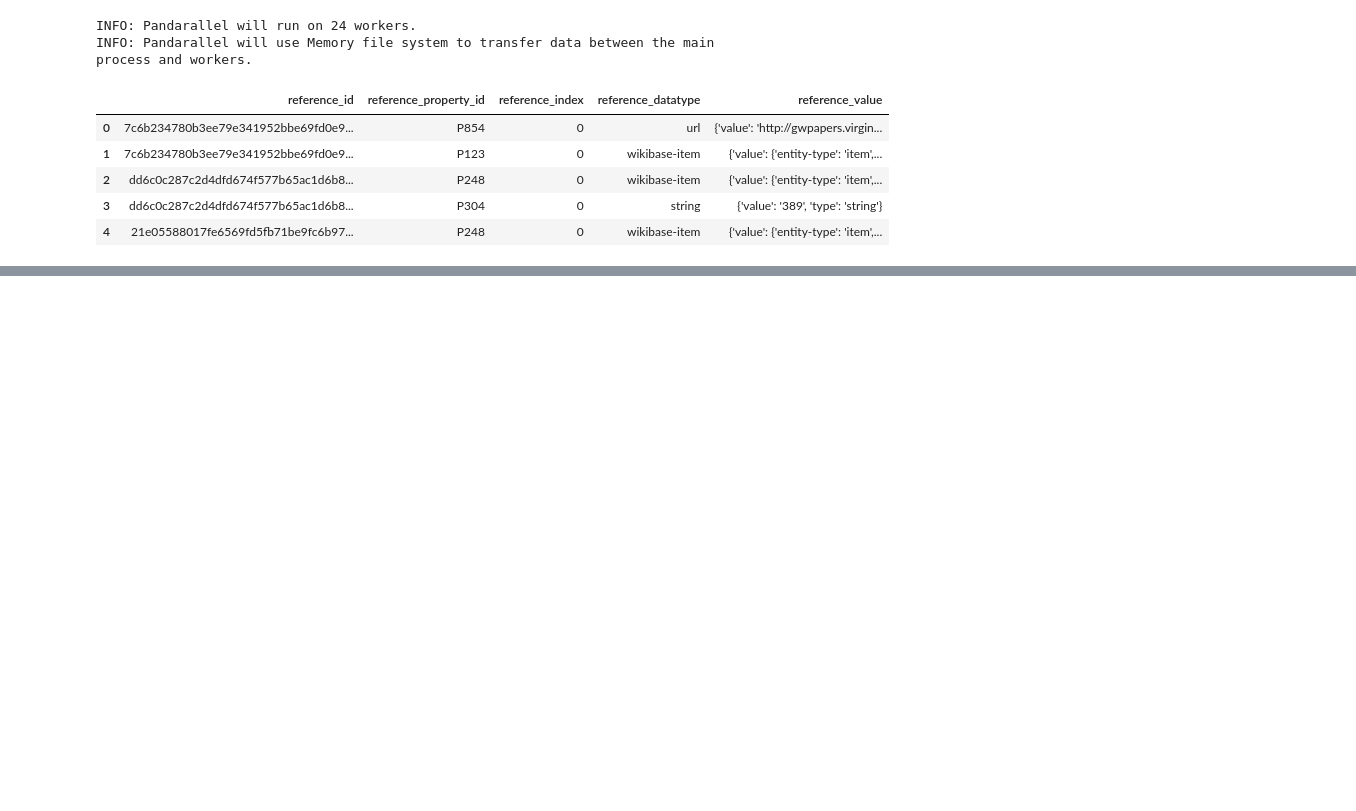
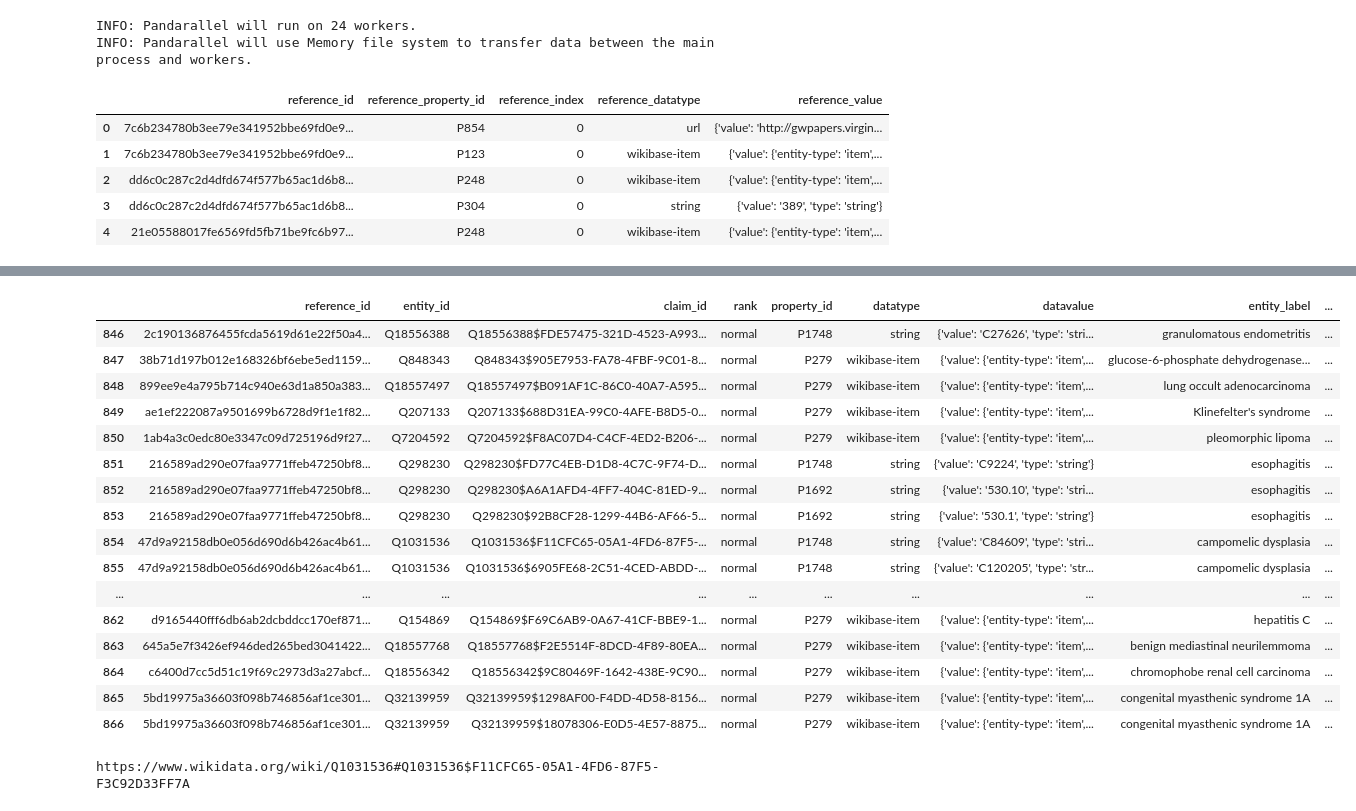
Before and after one commit to gabrielmaia7/WD_Textual_References_Dataset, a Jupyter notebook: 2. Obtaining Claim Data.ipynb, the cells around one changed output, grey strips where cells are left out. Drawn from its saved outputs; the diff is of its cells as text; code cells hidden in the pictures; blank space fills up the shorter version.

Commit message:
adding other criteria to claim selection

```diff
--- a/2. Obtaining Claim Data.ipynb
+++ b/2. Obtaining Claim Data.ipynb
@@ -156,0 +140,7 @@ https://www.wikidata.org/wiki/Q695301#Q695301$55226597-3B9D-4B78-BFDB-60C8E9E1B7
+# %%
+BAD_DATATYPES = ['external-id','commonsMedia','url', 'globe-coordinate', 'wikibase-lexeme', 'wikibase-property']
+
+assert claim_df[~claim_df.datatype.isin(BAD_DATATYPES)].reference_id.unique().shape\
+    == claim_df.reference_id.unique().shape
+
+print(claim_df.reference_id.unique().shape[0])
@@ -156,0 +149,9 @@ https://www.wikidata.org/wiki/Q695301#Q695301$55226597-3B9D-4B78-BFDB-60C8E9E1B7
+# %%
+claim_df = claim_df[~claim_df.datatype.isin(BAD_DATATYPES)].reset_index(drop=True)
+# %%
+claim_df[['entity_label','entity_label_lan']] = pd.DataFrame(
+    claim_df.entity_id.apply(wdAPI.get_label, non_language_set=True).tolist()
+)
+claim_df[['property_label','property_label_lan']] = pd.DataFrame(
+    claim_df.property_id.apply(wdAPI.get_label, non_language_set=True).tolist()
+)
@@ -156,0 +279,4 @@ https://www.wikidata.org/wiki/Q695301#Q695301$55226597-3B9D-4B78-BFDB-60C8E9E1B7
+# %%
+claim_df[['object_label','object_label_lan']] = pd.DataFrame(
+    claim_df.apply(get_object_label_given_datatype, axis=1).tolist()
+)
@@ -156,0 +299,26 @@ https://www.wikidata.org/wiki/Q695301#Q695301$55226597-3B9D-4B78-BFDB-60C8E9E1B7
+# %%
+claim_df[claim_df.reference_id.isin(
+    text_reference_sampled_df_html[text_reference_sampled_df_html['netloc'] == 'www.disease-ontology.org'].reference_id.tolist()
+)]
+# %% [output]
+|  | reference_id | entity_id | claim_id | rank | property_id | datatype | datavalue | entity_label | ... |
+| 846 | 2c190136876455fcda5619d61e22f50a4... | Q18556388 | Q18556388$FDE57475-321D-4523-A993... | normal | P1748 | string | {'value': 'C27626', 'type': 'stri... | granulomatous endometritis | ... |
+| 847 | 38b71d197b012e168326bf6ebe5ed1159... | Q848343 | Q848343$905E7953-FA78-4FBF-9C01-8... | normal | P279 | wikibase-item | {'value': {'entity-type': 'item',... | glucose-6-phosphate dehydrogenase... | ... |
+| 848 | 899ee9e4a795b714c940e63d1a850a383... | Q18557497 | Q18557497$B091AF1C-86C0-40A7-A595... | normal | P279 | wikibase-item | {'value': {'entity-type': 'item',... | lung occult adenocarcinoma | ... |
+| 849 | ae1ef222087a9501699b6728d9f1e1f82... | Q207133 | Q207133$688D31EA-99C0-4AFE-B8D5-0... | normal | P279 | wikibase-item | {'value': {'entity-type': 'item',... | Klinefelter's syndrome | ... |
+| 850 | 1ab4a3c0edc80e3347c09d725196d9f27... | Q7204592 | Q7204592$F8AC07D4-C4CF-4ED2-B206-... | normal | P279 | wikibase-item | {'value': {'entity-type': 'item',... | pleomorphic lipoma | ... |
+| 851 | 216589ad290e07faa9771ffeb47250bf8... | Q298230 | Q298230$FD77C4EB-D1D8-4C7C-9F74-D... | normal | P1748 | string | {'value': 'C9224', 'type': 'string'} | esophagitis | ... |
+| 852 | 216589ad290e07faa9771ffeb47250bf8... | Q298230 | Q298230$A6A1AFD4-4FF7-404C-81ED-9... | normal | P1692 | string | {'value': '530.10', 'type': 'stri... | esophagitis | ... |
+| 853 | 216589ad290e07faa9771ffeb47250bf8... | Q298230 | Q298230$92B8CF28-1299-44B6-AF66-5... | normal | P1692 | string | {'value': '530.1', 'type': 'string'} | esophagitis | ... |
+| 854 | 47d9a92158db0e056d690d6b426ac4b61... | Q1031536 | Q1031536$F11CFC65-05A1-4FD6-87F5-... | normal | P1748 | string | {'value': 'C84609', 'type': 'stri... | campomelic dysplasia | ... |
+| 855 | 47d9a92158db0e056d690d6b426ac4b61... | Q1031536 | Q1031536$6905FE68-2C51-4CED-ABDD-... | normal | P1748 | string | {'value': 'C120205', 'type': 'str... | campomelic dysplasia | ... |
+| ... | ... | ... | ... | ... | ... | ... | ... | ... | ... |
+| 862 | d9165440fff6db6ab2dcbddcc170ef871... | Q154869 | Q154869$F69C6AB9-0A67-41CF-BBE9-1... | normal | P279 | wikibase-item | {'value': {'entity-type': 'item',... | hepatitis C | ... |
+| 863 | 645a5e7f3426ef946ded265bed3041422... | Q18557768 | Q18557768$F2E5514F-8DCD-4F89-80EA... | normal | P279 | wikibase-item | {'value': {'entity-type': 'item',... | benign mediastinal neurilemmoma | ... |
+| 864 | c6400d7cc5d51c19f69c2973d3a27abcf... | Q18556342 | Q18556342$9C80469F-1642-438E-9C90... | normal | P279 | wikibase-item | {'value': {'entity-type': 'item',... | chromophobe renal cell carcinoma | ... |
+| 865 | 5bd19975a36603f098b746856af1ce301... | Q32139959 | Q32139959$1298AF00-F4DD-4D58-8156... | normal | P279 | wikibase-item | {'value': {'entity-type': 'item',... | congenital myasthenic syndrome 1A | ... |
+| 866 | 5bd19975a36603f098b746856af1ce301... | Q32139959 | Q32139959$18078306-E0D5-4E57-8875... | normal | P279 | wikibase-item | {'value': {'entity-type': 'item',... | congenital myasthenic syndrome 1A | ... |
+# %%
+print(claim_id_to_claim_url('Q1031536$F11CFC65-05A1-4FD6-87F5-F3C92D33FF7A'))
+# %% [output]
+https://www.wikidata.org/wiki/Q1031536#Q1031536$F11CFC65-05A1-4FD6-87F5-F3C92D33FF7A
```
Also changed, not shown: parts of 16 cells of this notebook, 4 other files.
